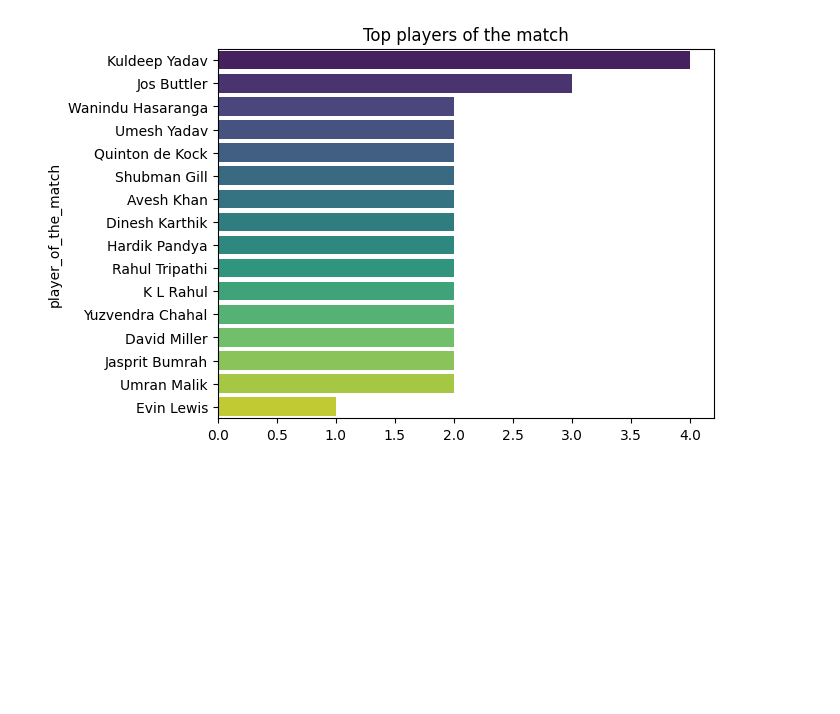
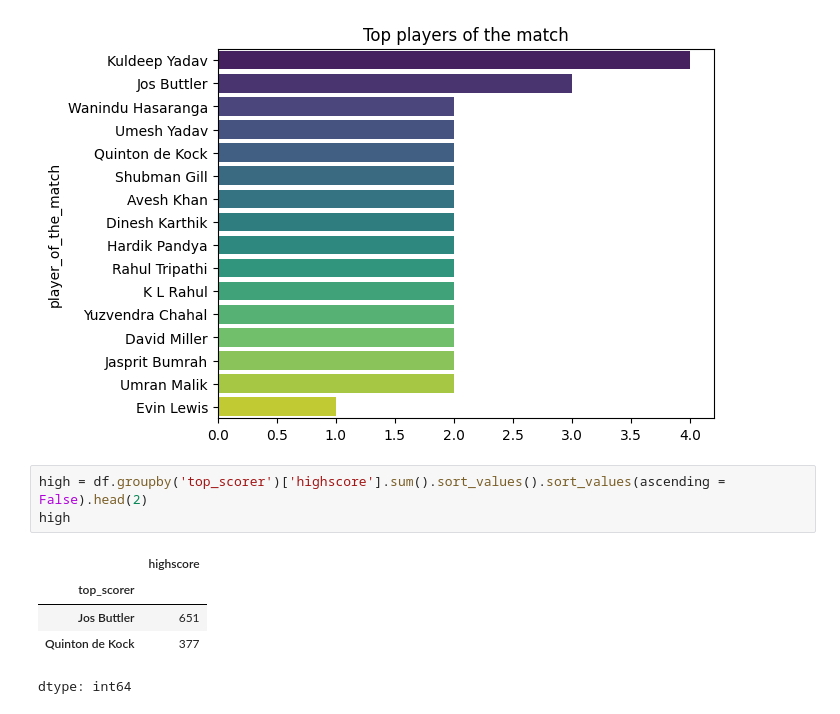
Before and after one commit to pranshulab/Data_science_journey, a Jupyter notebook: Projects/IPL_Capston_project.ipynb, the cells around one changed output. Drawn from its saved outputs; the diff is of its cells as text; blank space fills up the shorter version.

```diff
--- a/Projects/IPL_Capston_project.ipynb
+++ b/Projects/IPL_Capston_project.ipynb
@@ -152,3 +152,12 @@ plt.title("Top players of the match")
 # %% [output]
 Text(0.5, 1.0, 'Top players of the match')
 [figure]
+# %%
+high = df.groupby('top_scorer')['highscore'].sum().sort_values().sort_values(ascending = False).head(2)
+high
+# %% [output]
+|  | highscore |
+| top_scorer |  |
+| Jos Buttler | 651 |
+| Quinton de Kock | 377 |
+dtype: int64
```
Also changed, not shown: parts of 4 cells of this notebook.
